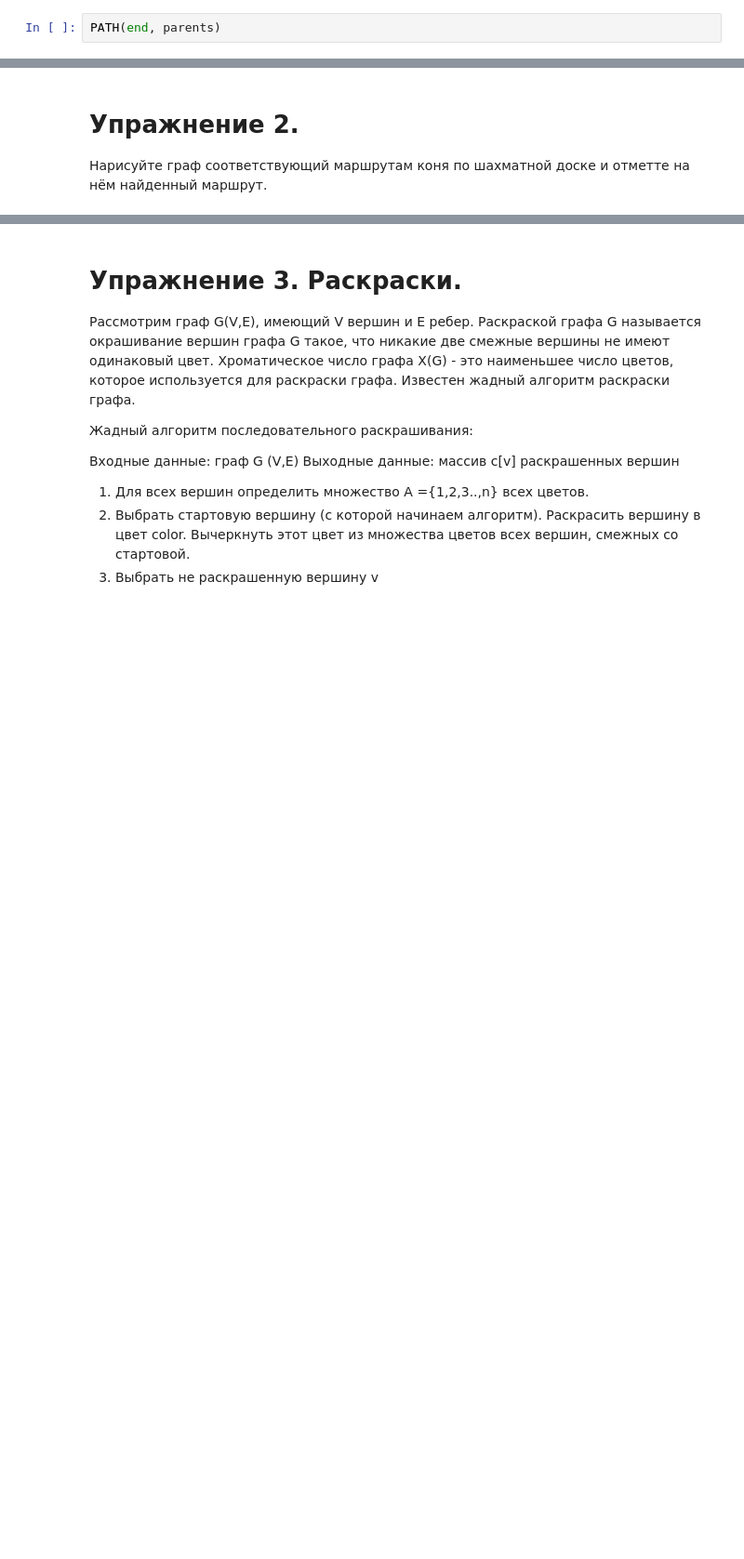
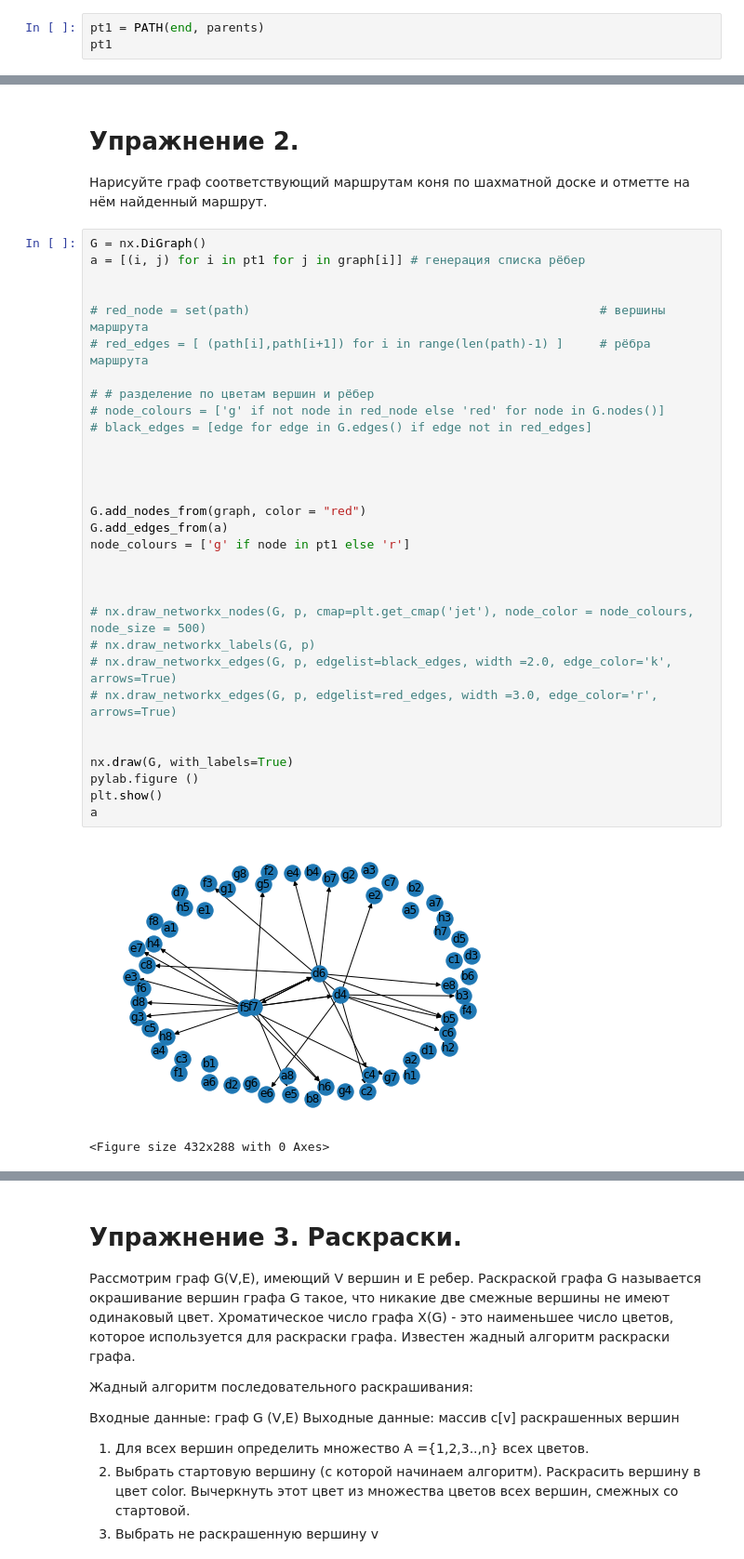
Before and after one commit to vn322/RUDN_Lab_Works, a Jupyter notebook: Laba_9.ipynb, the cells around one changed output, grey strips where cells are left out. Shown at 93% size. Drawn from its saved outputs; the diff is of its cells as text; blank space fills up the shorter version.

```diff
--- a/Laba_9.ipynb
+++ b/Laba_9.ipynb
@@ -332,10 +446,45 @@ level, parents = bfs(graph, start)
 # %% [markdown]
 И прлучим маршрут коня:
 # %%
-PATH(end, parents)
+pt1 = PATH(end, parents)
+pt1
 # %% [output]
 ['d4', 'f5', 'd6', 'f7']
 # %% [markdown]
 # Упражнение 2.
 
 Нарисуйте граф соответствующий маршрутам коня по шахматной доске и отметте на нём найденный маршрут.
+# %%
+G = nx.DiGraph()
+a = [(i, j) for i in pt1 for j in graph[i]] # генерация списка рёбер
+
+
+# red_node = set(path)                                                # вершины маршрута
+# red_edges = [ (path[i],path[i+1]) for i in range(len(path)-1) ]     # рёбра маршрута
+
+# # разделение по цветам вершин и рёбер
+# node_colours = ['g' if not node in red_node else 'red' for node in G.nodes()]
+# black_edges = [edge for edge in G.edges() if edge not in red_edges]
+
+
+
+
+G.add_nodes_from(graph, color = "red")
+G.add_edges_from(a)
+node_colours = ['g' if node in pt1 else 'r']
+
+
+
+# nx.draw_networkx_nodes(G, p, cmap=plt.get_cmap('jet'), node_color = node_colours, node_size = 500)
+# nx.draw_networkx_labels(G, p)
+# nx.draw_networkx_edges(G, p, edgelist=black_edges, width =2.0, edge_color='k', arrows=True)
+# nx.draw_networkx_edges(G, p, edgelist=red_edges, width =3.0, edge_color='r', arrows=True)
+
+
+nx.draw(G, with_labels=True)
+pylab.figure ()
+plt.show()
+a
+# %% [output]
+[figure, added]
+<Figure size 432x288 with 0 Axes>
```
Also changed, not shown: parts of 40 cells of this notebook.
